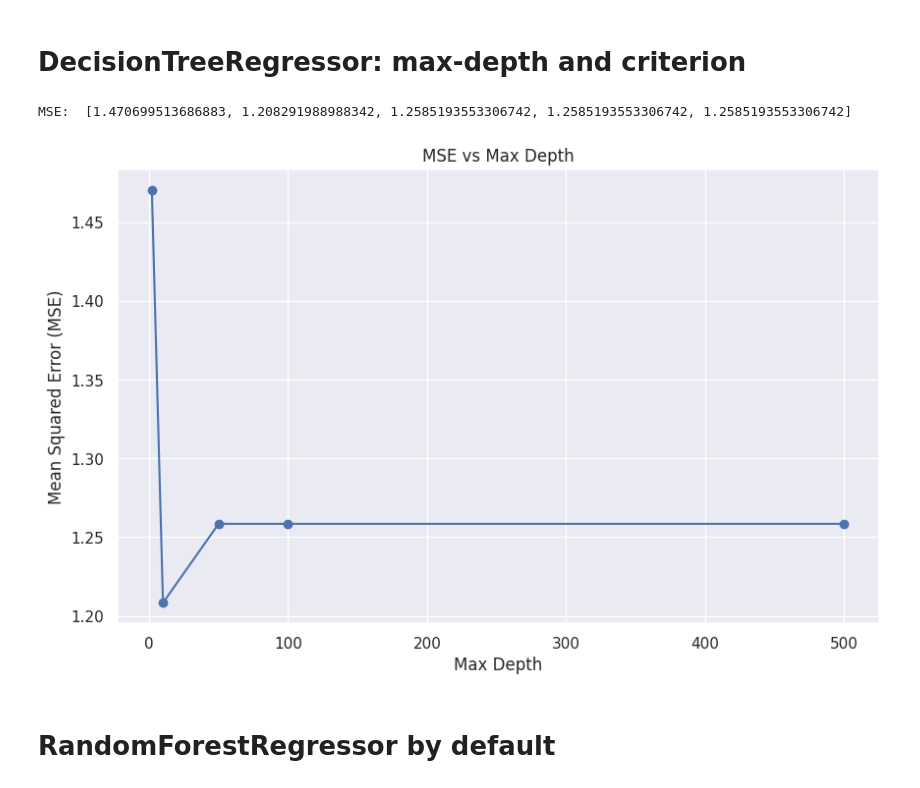
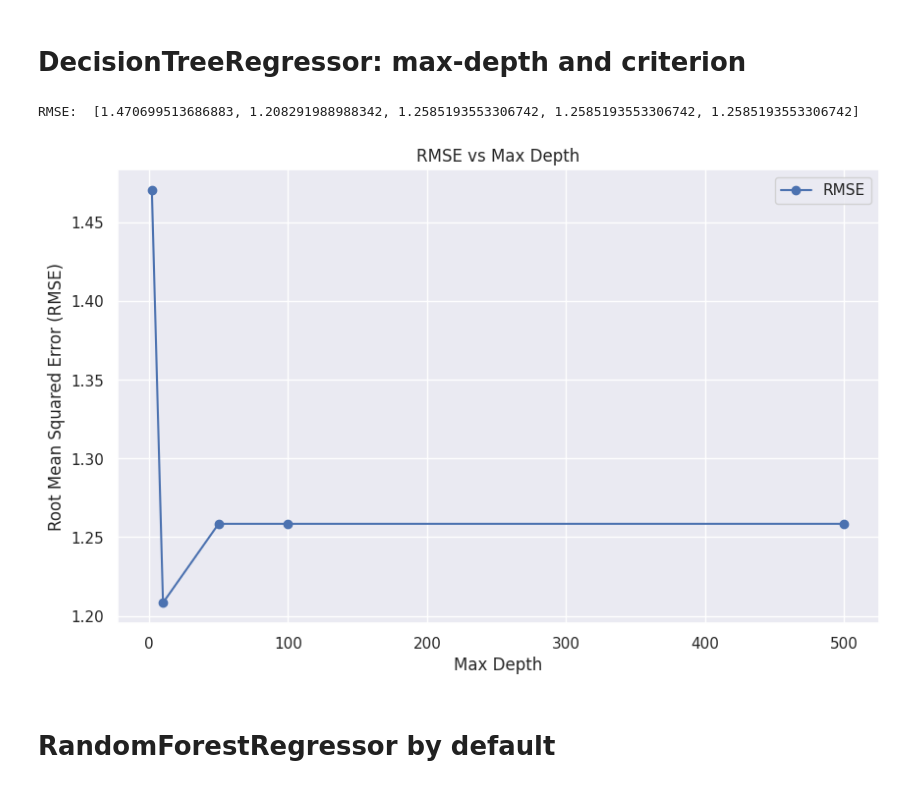
Before and after one commit to devandergr/Project-IA, a Jupyter notebook: IA.ipynb, the cells around one changed output. Cells and saved outputs as stored; diff of their text form; code cells hidden in the pictures.

```diff
--- a/IA.ipynb
+++ b/IA.ipynb
@@ -226,40 +226,43 @@ import matplotlib.pyplot as plt
 
 np.random.seed(21)
 
 
 X = dt.drop(["PEI", "VolcanoID", "V_Name", 'Country', "Region", "Subregion"], axis=1)
 y = dt["PEI"]
 
 # Identificar columnas con string
 object_cols = X.select_dtypes(include=['object']).columns
 
 # Aplicar LabelEncoder a la columnas objeto
 label_encoder = LabelEncoder()
 for col in object_cols:
     X[col] = label_encoder.fit_transform(X[col])
 
 X_train, X_test, y_train, y_test = train_test_split(X, y, test_size=0.2)
 scores1 = []
+accuracy_scores = [] # Initialize a list to store accuracy scores
 for md in [2, 10, 50, 100, 500]:
-  est1 = DecisionTreeRegressor(max_depth=md, random_state=21)
+  est1 = DecisionTreeRegressor(max_depth=md, criterion="squared_error", random_state=21)
   est1.fit(X_train, y_train)
   pred = est1.predict(X_test)
   rmse = np.sqrt(mean_squared_error(y_test,pred))
   scores1.append(rmse)
-print('MSE: ',scores1)
+print('RMSE: ',scores1)
+
 
 max_depth = [2, 10, 50, 100, 500]
 # Gráfica de RMSE vs max_depth
 plt.figure(figsize=(10, 6))
-plt.plot(max_depth, scores1, marker='o')
+plt.plot(max_depth, scores1, marker='o', label='RMSE')
 plt.xlabel('Max Depth')
-plt.ylabel('Mean Squared Error (MSE)')
-plt.title('MSE vs Max Depth')
+plt.ylabel('Root Mean Squared Error (RMSE)')
+plt.title('RMSE vs Max Depth')
 plt.grid(True)
+plt.legend()
 plt.show()
 # %% [output]
-MSE:  [1.470699513686883, 1.208291988988342, 1.2585193553306742, 1.2585193553306742, 1.2585193553306742]
+RMSE:  [1.470699513686883, 1.208291988988342, 1.2585193553306742, 1.2585193553306742, 1.2585193553306742]
-[figure, old version]
+[figure, new version]
 # %% [markdown]
 # **RandomForestRegressor by default**
 # %%
```
Also changed, not shown: parts of 7 cells of this notebook.
